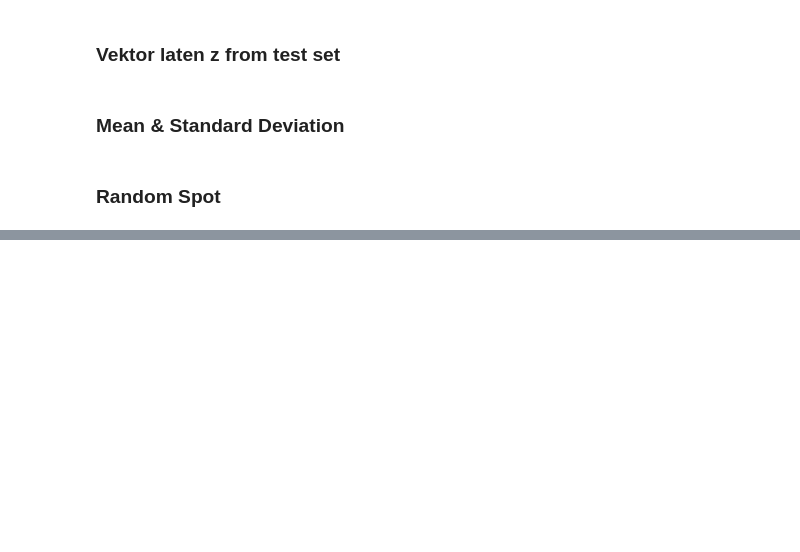
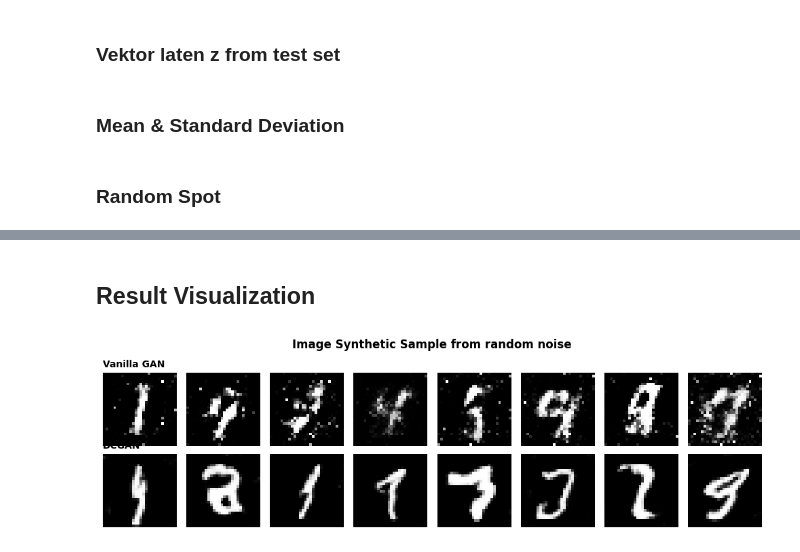
Before and after one commit to EdwinAntoniee/Tugas07_GenerativeModels_2802397306, a Jupyter notebook: stage1_classifier.ipynb, the cells around one changed output, grey strips where cells are left out. Saved outputs shown, nothing was run; the diff lists cells and outputs as text; code cells hidden in the pictures; blank space fills up the shorter version.

```diff
--- a/stage1_classifier.ipynb
+++ b/stage1_classifier.ipynb
@@ -298,0 +723,29 @@ plt.show()
+# %% [markdown]
+## Result Visualization
+# %%
+z_sample_v = torch.randn(8, 64, device=device)
+z_sample_dc = torch.randn(8, 100, device=device)
+
+with torch.no_grad():
+    sample_vgan = denorm(v_gen(z_sample_v)).cpu()
+    sample_dcgan = denorm(dc_gen(z_sample_dc)).cpu()
+
+plt.figure(figsize=(10, 3))
+for i in range(8):
+    plt.subplot(2, 8, i + 1)
+    plt.imshow(sample_vgan[i, 0].numpy(), cmap='gray')
+    plt.axis('off')
+    if i == 0:
+        plt.title("Vanilla GAN", fontsize=10, loc='left', fontweight='bold')
+
+    plt.subplot(2, 8, i + 9)
+    plt.imshow(sample_dcgan[i, 0].numpy(), cmap='gray')
+    plt.axis('off')
+    if i == 0:
+        plt.title("DCGAN", fontsize=10, loc='left', fontweight='bold')
+
+plt.suptitle("Image Synthetic Sample from random noise", fontsize=12, fontweight='bold')
+plt.tight_layout()
+plt.show()
+# %% [output]
+[figure, added]
```
Also changed, not shown: parts of 46 cells of this notebook, 1 other file.
